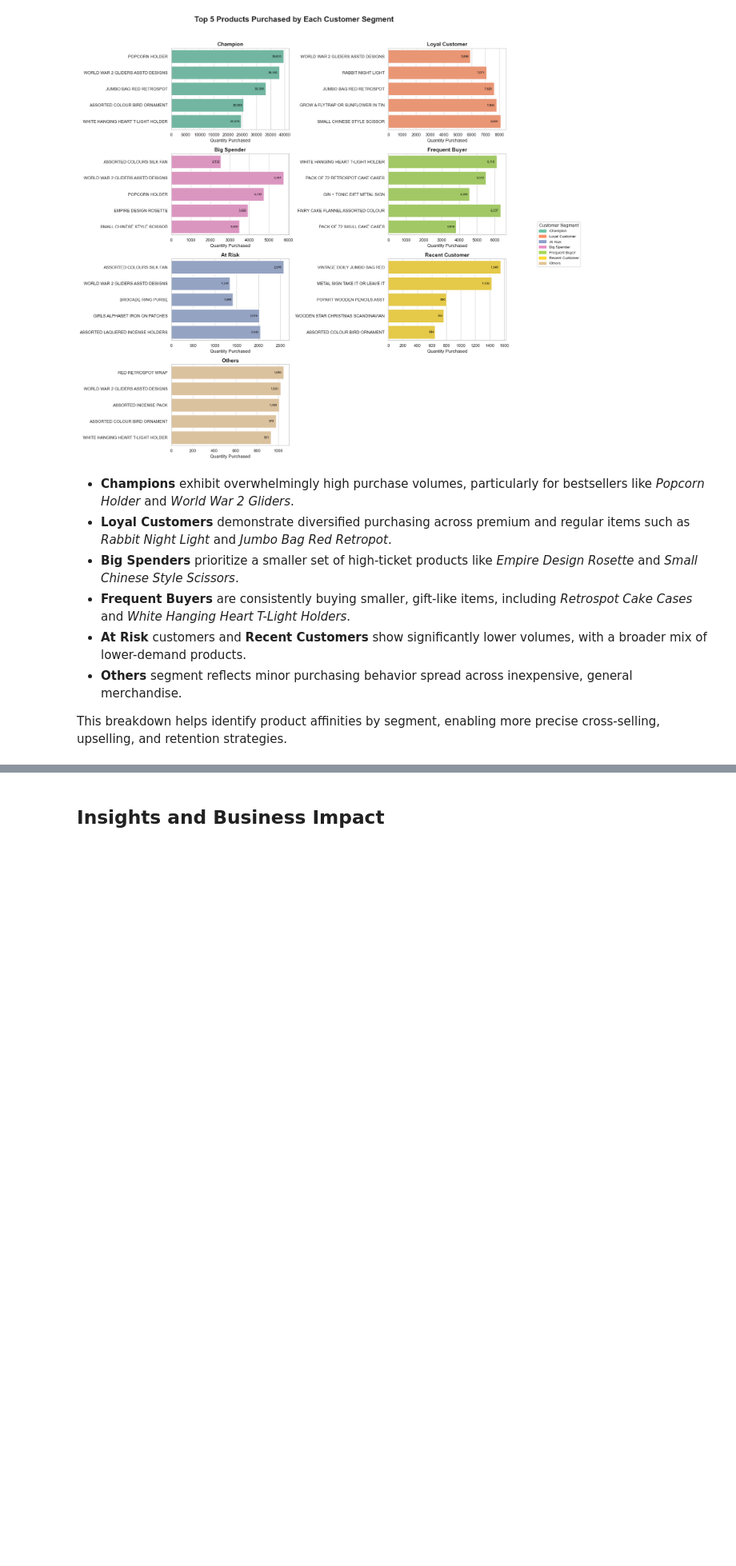
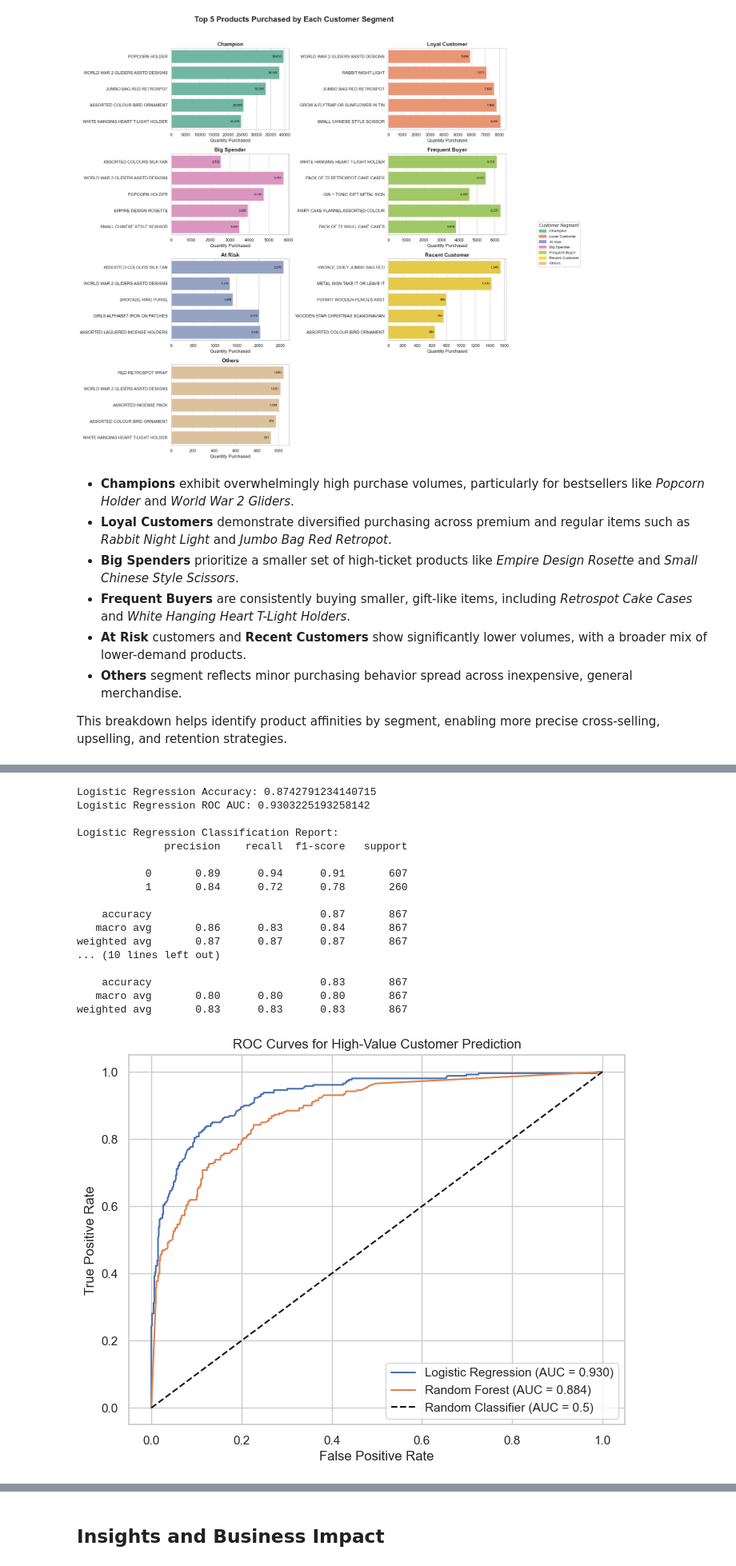
Before and after one commit to AI-Generative-IoT/DataMining-CustomerSegmentation-Project, a Jupyter notebook: Customer Segmentation.ipynb, the cells around one changed output, grey strips where cells are left out. Shown at 80% size. Saved outputs shown, nothing was run; the diff lists cells and outputs as text; code cells hidden in the pictures; blank space fills up the shorter version.

```diff
--- a/Customer Segmentation.ipynb
+++ b/Customer Segmentation.ipynb
@@ -1473,0 +1695,20 @@ This breakdown helps identify product affinities by segment, enabling more preci
+# %%
+# Create a new target: High-Value Customers (top 30% by Monetary Value)
+threshold = rfm['Monetary'].quantile(0.7)
+rfm['HighValueCustomer'] = (rfm['Monetary'] >= threshold).astype(int)
+
+# Check class distribution to understand imbalance
+print("Class Distribution (High-Value Customer):")
+print(rfm['HighValueCustomer'].value_counts(normalize=True))
+
+# Define features and target
+# Exclude Monetary to prevent data leakage since the target is derived from it
+X = rfm[['Recency', 'Frequency', 'Cluster']]  # Features
+y = rfm['HighValueCustomer']                  # Target: 1 (High-Value), 0 (Not High-Value)
+
+# Train-test split with stratification to preserve class distribution
+from sklearn.model_selection import train_test_split
+
+X_train, X_test, y_train, y_test = train_test_split(
+    X, y, test_size=0.2, random_state=42, stratify=y
+)
@@ -1473,0 +1742,59 @@ This breakdown helps identify product affinities by segment, enabling more preci
+# %%
+# Logistic Regression: Train and predict
+lr = LogisticRegression(max_iter=1000, random_state=42)
+lr.fit(X_train, y_train)
+y_pred_lr = lr.predict(X_test)
+y_pred_proba_lr = lr.predict_proba(X_test)[:, 1]
+
+# Random Forest: Train and predict
+rf = RandomForestClassifier(n_estimators=100, random_state=42)
+rf.fit(X_train, y_train)
+y_pred_rf = rf.predict(X_test)
+y_pred_proba_rf = rf.predict_proba(X_test)[:, 1]
+
+# Evaluation: Accuracy and ROC AUC
+print("Logistic Regression Accuracy:", accuracy_score(y_test, y_pred_lr))
+print("Logistic Regression ROC AUC:", roc_auc_score(y_test, y_pred_proba_lr))
+print("\nLogistic Regression Classification Report:")
+print(classification_report(y_test, y_pred_lr))
+
+print("\nRandom Forest Accuracy:", accuracy_score(y_test, y_pred_rf))
+print("Random Forest ROC AUC:", roc_auc_score(y_test, y_pred_proba_rf))
+print("\nRandom Forest Classification Report:")
+print(classification_report(y_test, y_pred_rf))
+
+# Plot ROC Curves for both models
+plt.figure(figsize=(8, 6))
+# Logistic Regression ROC
+fpr_lr, tpr_lr, _ = roc_curve(y_test, y_pred_proba_lr)
+plt.plot(fpr_lr, tpr_lr, label=f'Logistic Regression (AUC = {roc_auc_score(y_test, y_pred_proba_lr):.3f})')
+# Random Forest ROC
+fpr_rf, tpr_rf, _ = roc_curve(y_test, y_pred_proba_rf)
+plt.plot(fpr_rf, tpr_rf, label=f'Random Forest (AUC = {roc_auc_score(y_test, y_pred_proba_rf):.3f})')
+# Diagonal line (random classifier)
+plt.plot([0, 1], [0, 1], 'k--', label='Random Classifier (AUC = 0.5)')
+plt.xlabel('False Positive Rate')
+plt.ylabel('True Positive Rate')
+plt.title('ROC Curves for High-Value Customer Prediction')
+plt.legend()
+plt.grid(True)
+plt.show()
+# %% [output]
+Logistic Regression Accuracy: 0.8742791234140715
+Logistic Regression ROC AUC: 0.9303225193258142
+
+Logistic Regression Classification Report:
+              precision    recall  f1-score   support
+
+           0       0.89      0.94      0.91       607
+           1       0.84      0.72      0.78       260
+
+    accuracy                           0.87       867
+   macro avg       0.86      0.83      0.84       867
+weighted avg       0.87      0.87      0.87       867
+... (10 lines left out)
+
+    accuracy                           0.83       867
+   macro avg       0.80      0.80      0.80       867
+weighted avg       0.83      0.83      0.83       867
+[figure, added]
```
Also changed, not shown: parts of 23 cells of this notebook.
